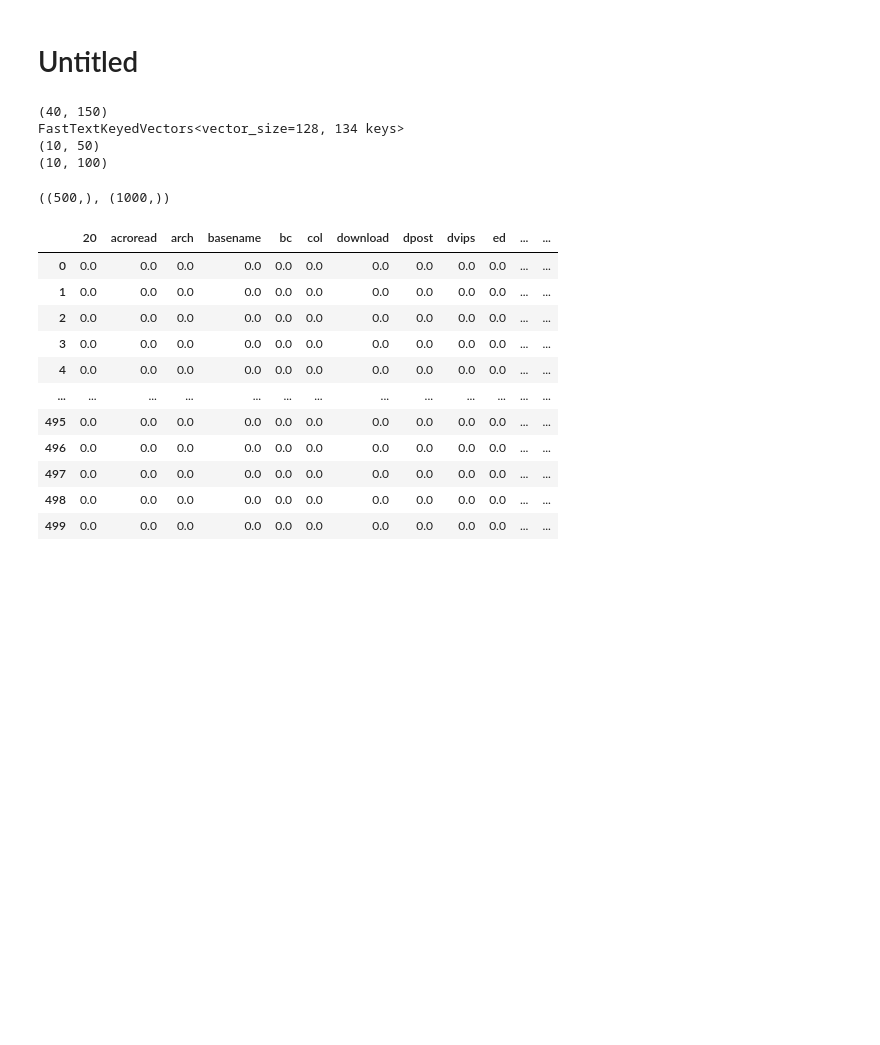
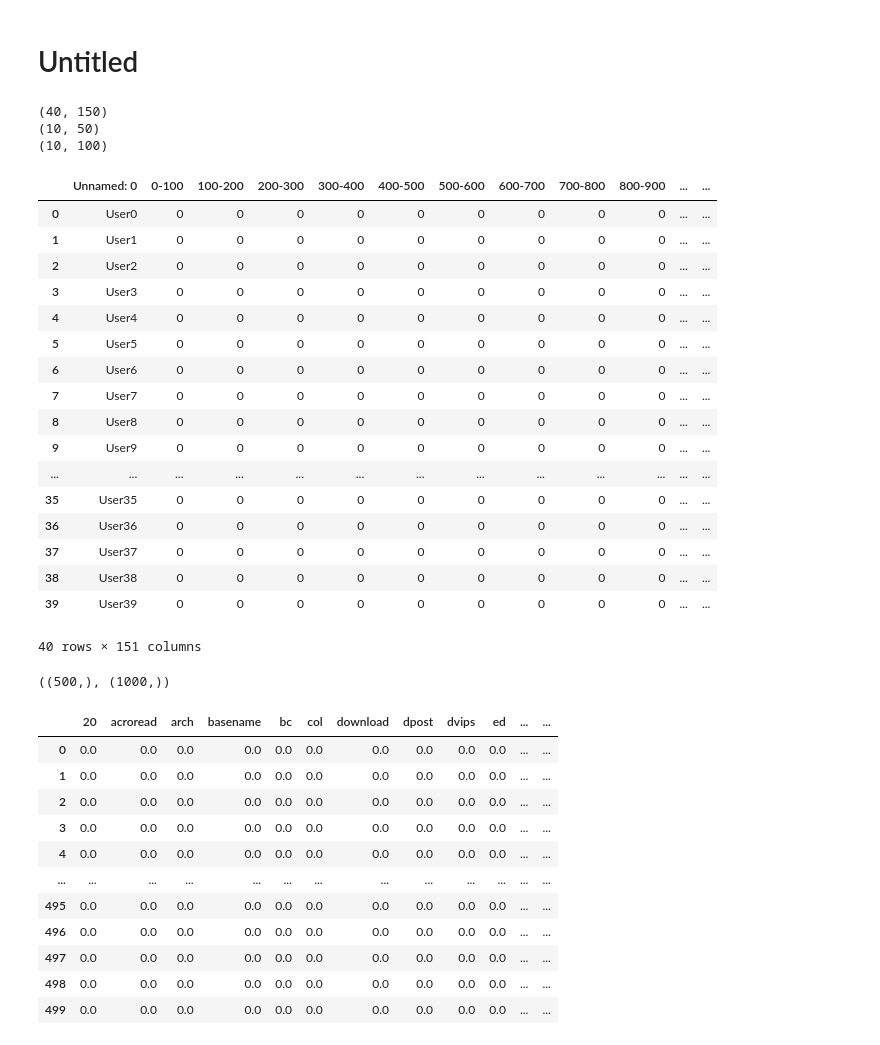
Before and after one commit to tommarz/mdca_challenge, a Jupyter notebook: Untitled.ipynb, the cells around one changed output. Cells and saved outputs as stored; diff of their text form; code cells hidden in the pictures; blank space fills up the shorter version.

Commit message:
read correctly

```diff
--- a/Untitled.ipynb
+++ b/Untitled.ipynb
@@ -38,17 +39,37 @@ _, seg_df = load_user_data()
 print(seg_df.shape)
 y = pd.read_csv('challengeToFill.csv').drop(columns=['Unnamed: 0']).T.reset_index(drop=True).T
 y_train = y.iloc[:LABELED_USERS, :TRAIN_SEG]
-y_test = y.iloc[:LABELED_USERS, TRAIN_SEG:]
+y_test_df = y.iloc[:LABELED_USERS, TRAIN_SEG:]
 train_df = seg_df.iloc[:LABELED_USERS, :TRAIN_SEG]
 test_df = seg_df.iloc[:LABELED_USERS, TRAIN_SEG:]
 submission_df = seg_df.iloc[LABELED_USERS:, TRAIN_SEG:]
 sentences = train_df.to_numpy().flatten().tolist()
 # embedding_model = create_embeddings(sentences, vector_size=EMBEDDING_DIM, window=5)
-print(embedding_model.wv)
+# print(embedding_model.wv)
 print(train_df.shape)
 print(test_df.shape)
 # %% [output]
 (40, 150)
-FastTextKeyedVectors<vector_size=128, 134 keys>
 (10, 50)
 (10, 100)
+# %%
+pd.read_csv('challengeToFill.csv')
+# %% [output]
+|  | Unnamed: 0 | 0-100 | 100-200 | 200-300 | 300-400 | 400-500 | 500-600 | 600-700 | 700-800 | 800-900 | ... | ... |
+| 0 | User0 | 0 | 0 | 0 | 0 | 0 | 0 | 0 | 0 | 0 | ... | ... |
+| 1 | User1 | 0 | 0 | 0 | 0 | 0 | 0 | 0 | 0 | 0 | ... | ... |
+| 2 | User2 | 0 | 0 | 0 | 0 | 0 | 0 | 0 | 0 | 0 | ... | ... |
+| 3 | User3 | 0 | 0 | 0 | 0 | 0 | 0 | 0 | 0 | 0 | ... | ... |
+| 4 | User4 | 0 | 0 | 0 | 0 | 0 | 0 | 0 | 0 | 0 | ... | ... |
+| 5 | User5 | 0 | 0 | 0 | 0 | 0 | 0 | 0 | 0 | 0 | ... | ... |
+| 6 | User6 | 0 | 0 | 0 | 0 | 0 | 0 | 0 | 0 | 0 | ... | ... |
+| 7 | User7 | 0 | 0 | 0 | 0 | 0 | 0 | 0 | 0 | 0 | ... | ... |
+| 8 | User8 | 0 | 0 | 0 | 0 | 0 | 0 | 0 | 0 | 0 | ... | ... |
+| 9 | User9 | 0 | 0 | 0 | 0 | 0 | 0 | 0 | 0 | 0 | ... | ... |
+| ... | ... | ... | ... | ... | ... | ... | ... | ... | ... | ... | ... | ... |
+| 35 | User35 | 0 | 0 | 0 | 0 | 0 | 0 | 0 | 0 | 0 | ... | ... |
+| 36 | User36 | 0 | 0 | 0 | 0 | 0 | 0 | 0 | 0 | 0 | ... | ... |
+| 37 | User37 | 0 | 0 | 0 | 0 | 0 | 0 | 0 | 0 | 0 | ... | ... |
+| 38 | User38 | 0 | 0 | 0 | 0 | 0 | 0 | 0 | 0 | 0 | ... | ... |
+| 39 | User39 | 0 | 0 | 0 | 0 | 0 | 0 | 0 | 0 | 0 | ... | ... |
+40 rows × 151 columns
```
Also changed, not shown: parts of 14 cells of this notebook, 2 other files.
